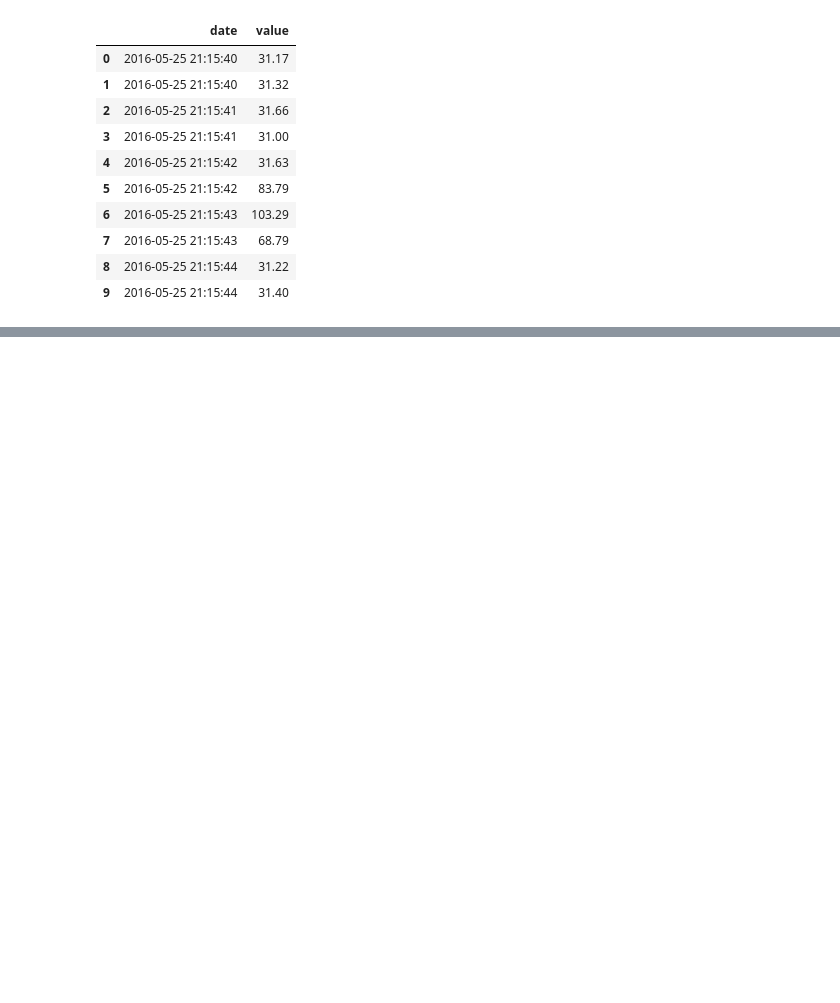
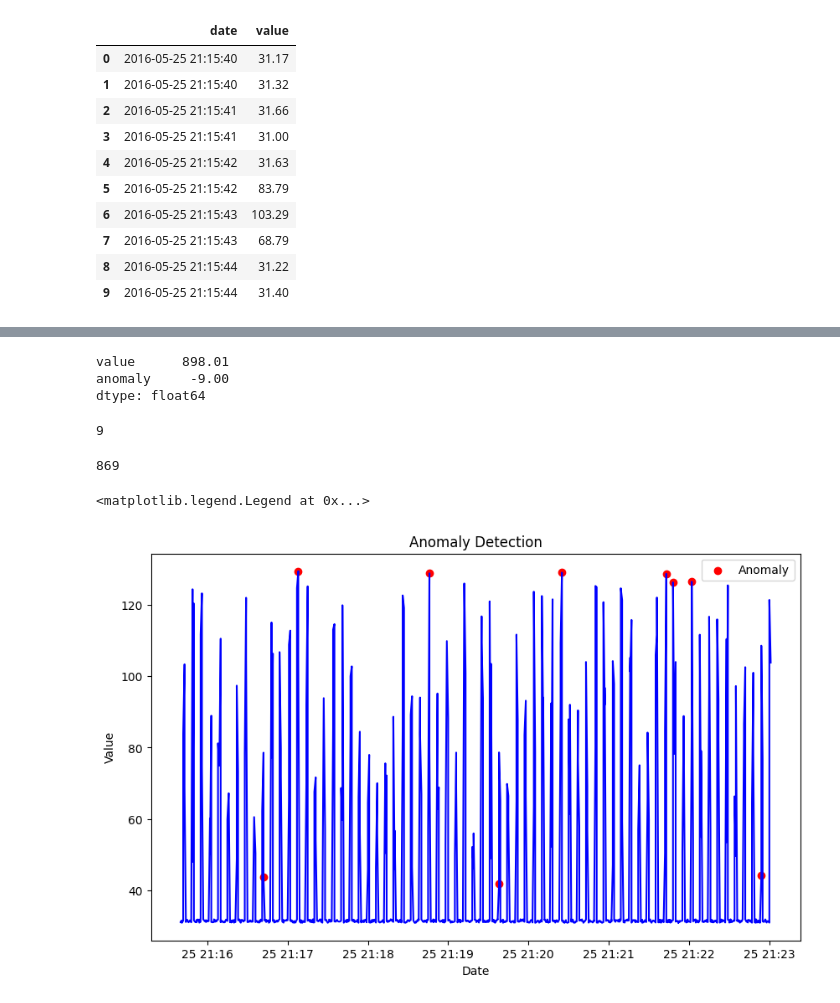
Before and after one commit to hsd2514/isa-sponsored-project, a Jupyter notebook: notebooks/main_1.ipynb, the cells around one changed output, grey strips where cells are left out. Saved outputs shown, nothing was run; the diff lists cells and outputs as text; code cells hidden in the pictures; blank space fills up the shorter version.

```diff
--- a/notebooks/main_1.ipynb
+++ b/notebooks/main_1.ipynb
@@ -368,0 +419,49 @@ Name: predicted_mean, dtype: float64
+# %%
+from sklearn.ensemble import IsolationForest
+import pandas as pd
+
+df = pd.read_csv("..\datasets\intermittent_fault.csv")
+df.columns = ["date","value"]
+df["date"] = pd.to_datetime(df["date"])
+df.set_index("date", inplace=True)
+
+
+
+# Fit the model
+model = IsolationForest(contamination=0.01)
+model.fit(df)
+
+# Get the anomaly score
+
+
+# Get the anomaly
+df['anomaly'] = model.predict(df)
+
+# Display the anomalies
+# %%
+df[df['anomaly'] == -1].sum()
+# %% [output]
+value      898.01
+anomaly     -9.00
+dtype: float64
+# %%
+# total number of anomalies
+df[df['anomaly'] == -1].shape[0]
+# %% [output]
+9
+# %%
+df[df['anomaly'] == 1].shape[0]
+# %% [output]
+869
+# %%
+# plot the anomalies with the original data
+plt.figure(figsize=(10,6))
+plt.plot(df.index, df['value'], color='blue')
+plt.scatter(df[df['anomaly'] == -1].index, df[df['anomaly'] == -1]['value'], color='red', label='Anomaly')
+plt.title('Anomaly Detection')
+plt.xlabel('Date')
+plt.ylabel('Value')
+plt.legend()
+# %% [output]
+<matplotlib.legend.Legend at 0x...>
+[figure, added]
```
Also changed, not shown: parts of 10 cells of this notebook.
